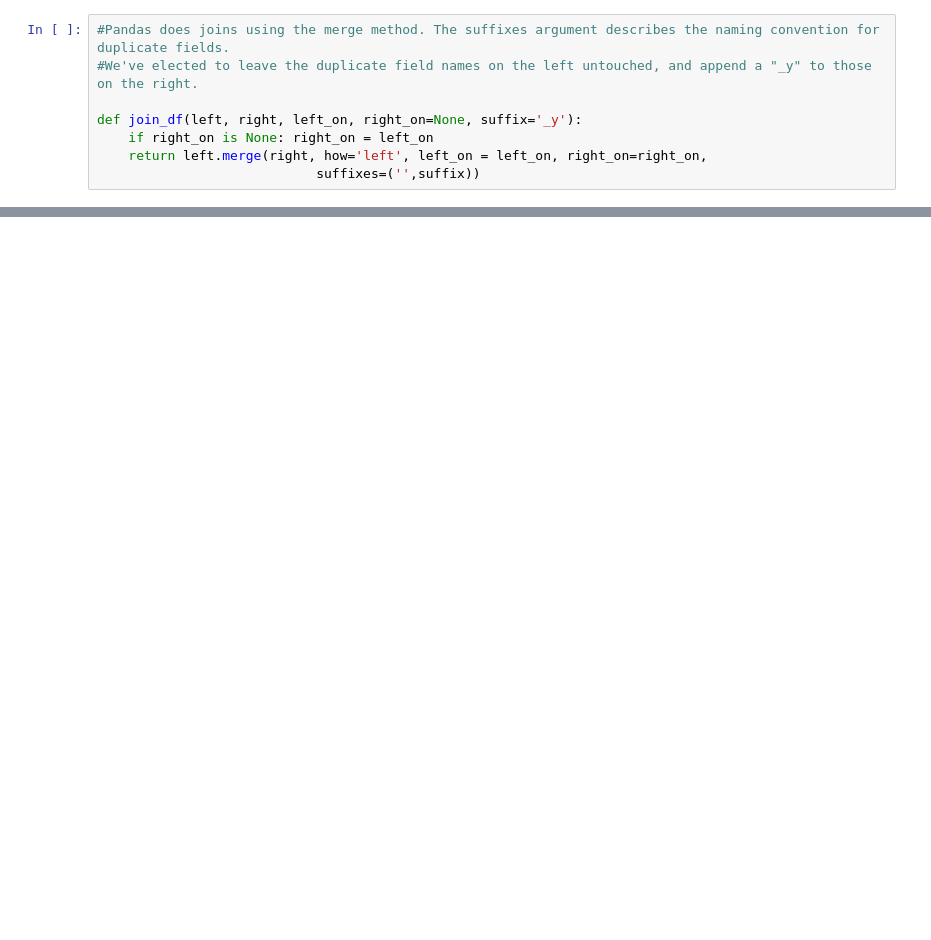
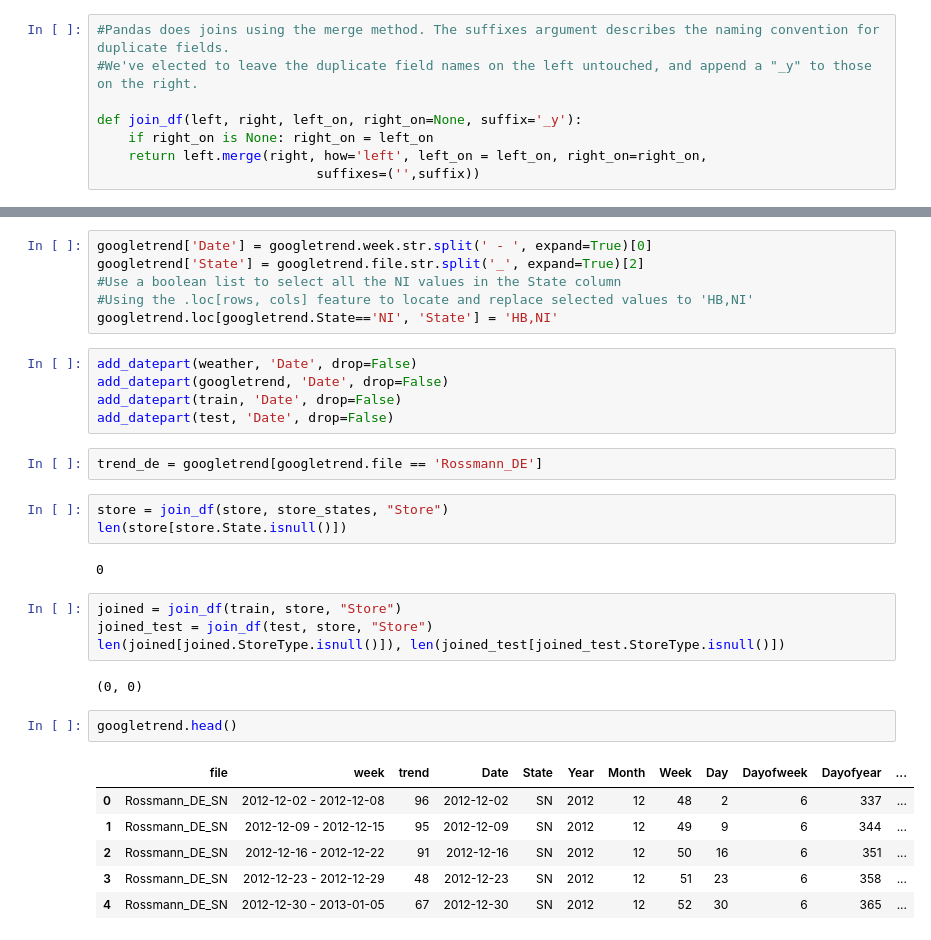
Before and after one commit to Muosvr/rossmann-store-sales, a Jupyter notebook: rossmann-store-sales.ipynb, the cells around one changed output, grey strips where cells are left out. Saved outputs shown, nothing was run; the diff lists cells and outputs as text; blank space fills up the shorter version.

```diff
--- a/rossmann-store-sales.ipynb
+++ b/rossmann-store-sales.ipynb
@@ -242,0 +169,33 @@ def join_df(left, right, left_on, right_on=None, suffix='_y'):
+# %%
+googletrend['Date'] = googletrend.week.str.split(' - ', expand=True)[0]
+googletrend['State'] = googletrend.file.str.split('_', expand=True)[2]
+#Use a boolean list to select all the NI values in the State column
+#Using the .loc[rows, cols] feature to locate and replace selected values to 'HB,NI'
+googletrend.loc[googletrend.State=='NI', 'State'] = 'HB,NI'
+# %%
+add_datepart(weather, 'Date', drop=False)
+add_datepart(googletrend, 'Date', drop=False)
+add_datepart(train, 'Date', drop=False)
+add_datepart(test, 'Date', drop=False)
+# %%
+trend_de = googletrend[googletrend.file == 'Rossmann_DE']
+# %%
+store = join_df(store, store_states, "Store")
+len(store[store.State.isnull()])
+# %% [output]
+0
+# %%
+joined = join_df(train, store, "Store")
+joined_test = join_df(test, store, "Store")
+len(joined[joined.StoreType.isnull()]), len(joined_test[joined_test.StoreType.isnull()])
+# %% [output]
+(0, 0)
+# %%
+googletrend.head()
+# %% [output]
+|  | file | week | trend | Date | State | Year | Month | Week | Day | Dayofweek | Dayofyear | ... |
+| 0 | Rossmann_DE_SN | 2012-12-02 - 2012-12-08 | 96 | 2012-12-02 | SN | 2012 | 12 | 48 | 2 | 6 | 337 | ... |
+| 1 | Rossmann_DE_SN | 2012-12-09 - 2012-12-15 | 95 | 2012-12-09 | SN | 2012 | 12 | 49 | 9 | 6 | 344 | ... |
+| 2 | Rossmann_DE_SN | 2012-12-16 - 2012-12-22 | 91 | 2012-12-16 | SN | 2012 | 12 | 50 | 16 | 6 | 351 | ... |
+| 3 | Rossmann_DE_SN | 2012-12-23 - 2012-12-29 | 48 | 2012-12-23 | SN | 2012 | 12 | 51 | 23 | 6 | 358 | ... |
+| 4 | Rossmann_DE_SN | 2012-12-30 - 2013-01-05 | 67 | 2012-12-30 | SN | 2012 | 12 | 52 | 30 | 6 | 365 | ... |
```
Also changed, not shown: parts of 13 cells of this notebook.
